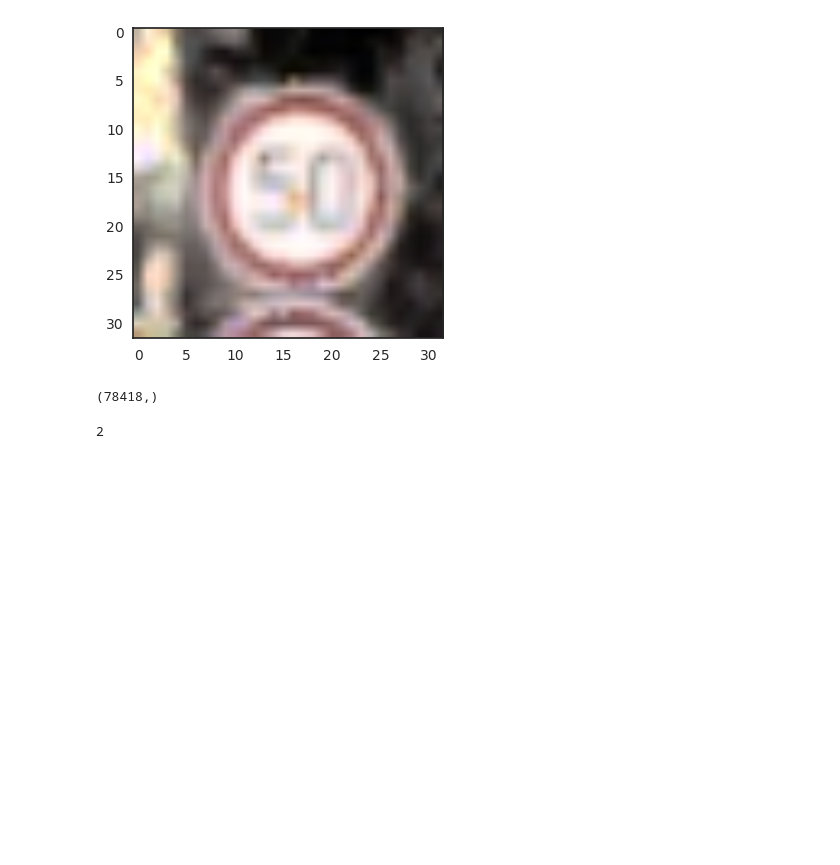
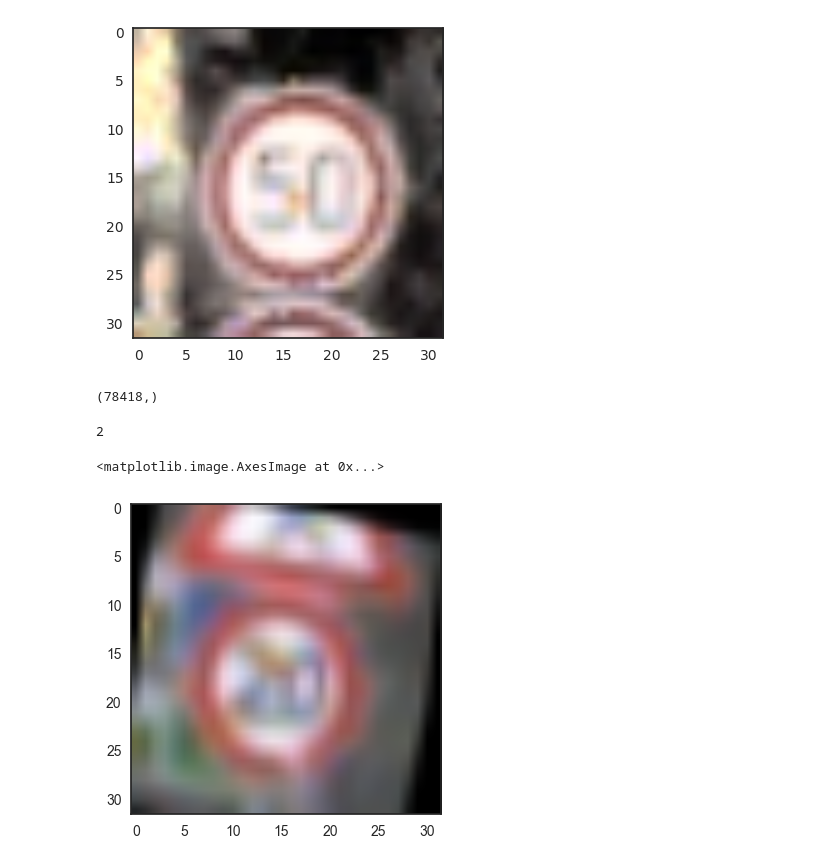
Before and after one commit to girishsk/CarND-Traffic-Sign-Classifier-Project, a Jupyter notebook: DataAnalysis.ipynb, the cells around one changed output. Saved outputs shown, nothing was run; the diff lists cells and outputs as text; code cells hidden in the pictures; blank space fills up the shorter version.

```diff
--- a/DataAnalysis.ipynb
+++ b/DataAnalysis.ipynb
@@ -355,3 +355,33 @@ pickle.dump( new_train, open( new_training_file, "wb" ) )
 random.randrange(-10,10)
 # %% [output]
 2
+# %%
+#transform_image(image,20,10,5,brightness=1)
+ang_range = 20
+trans_range = 10
+shear_range = 5
+ang_rot = np.random.uniform(ang_range)-ang_range/2
+rows,cols,ch = img.shape
+Rot_M = cv2.getRotationMatrix2D((cols/2,rows/2),ang_rot,1)
+# Translation
+tr_x = trans_range*np.random.uniform()-trans_range/2
+tr_y = trans_range*np.random.uniform()-trans_range/2
+Trans_M = np.float32([[1,0,tr_x],[0,1,tr_y]])
+
+# Shear
+pts1 = np.float32([[5,5],[20,5],[5,20]])
+
+pt1 = 5+shear_range*np.random.uniform()-shear_range/2
+pt2 = 20+shear_range*np.random.uniform()-shear_range/2
+pts2 = np.float32([[pt1,5],[pt2,pt1],[5,pt2]])
+
+shear_M = cv2.getAffineTransform(pts1,pts2)
+# %%
+img = cv2.warpAffine(X_train[0],Rot_M,(cols,rows))
+img = cv2.warpAffine(img,Trans_M,(cols,rows))
+img = cv2.warpAffine(img,shear_M,(cols,rows))
+# %%
+plt.imshow(img)
+# %% [output]
+<matplotlib.image.AxesImage at 0x...>
+[figure, added]
```
Also changed, not shown: parts of 4 cells of this notebook, 3 other files.
